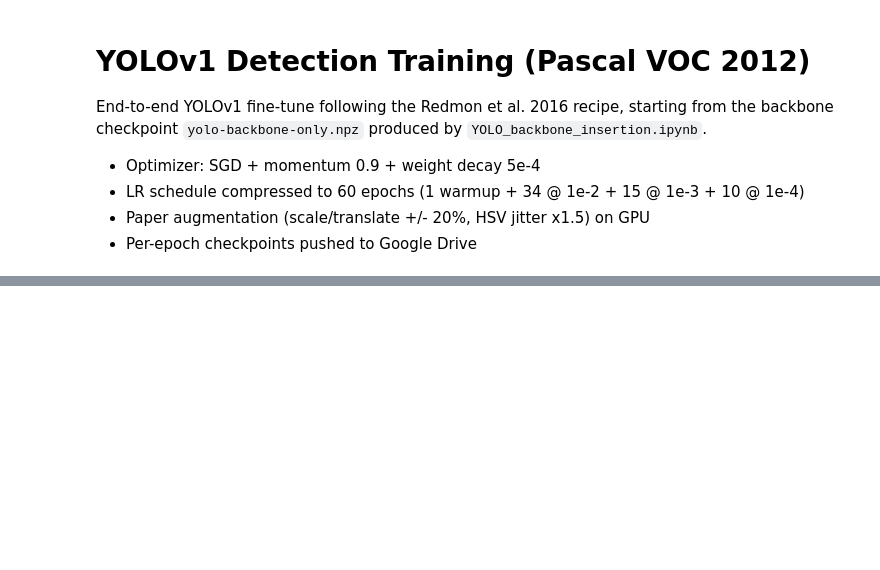
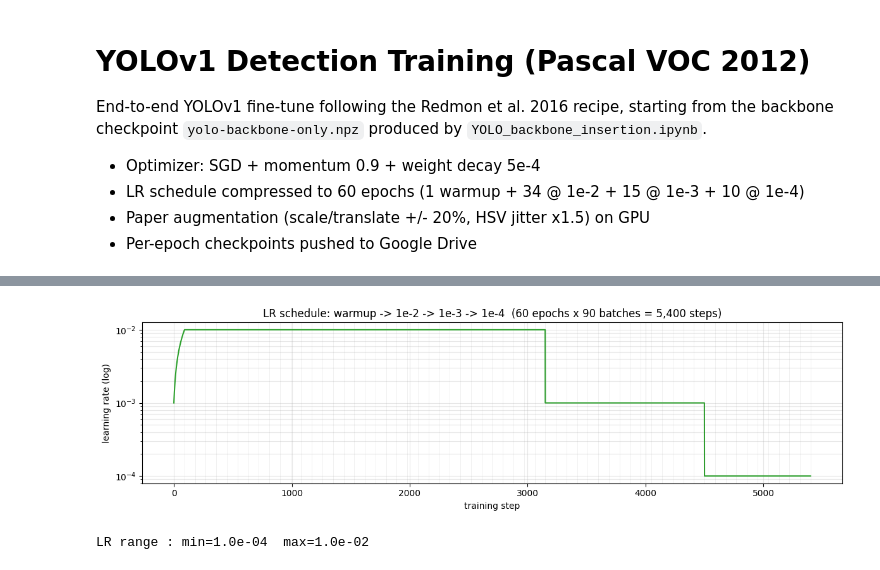
Before and after one commit to mihnea-popescu/yolov1-cupy, a Jupyter notebook: notebooks/YOLO_train.ipynb, the cells around one changed output, grey strips where cells are left out. Drawn from its saved outputs; the diff is of its cells as text; code cells hidden in the pictures; blank space fills up the shorter version.

```diff
--- a/notebooks/YOLO_train.ipynb
+++ b/notebooks/YOLO_train.ipynb
@@ -99,0 +254,30 @@ print(f"  val batches/epoch: {n_val_batches}")
+# %%
+# Visualize the LR schedule across all planned training steps.
+import numpy as np
+import matplotlib.pyplot as plt
+
+_lr_preview = np.array([
+    lr_at(ep, st, n_train_batches)
+    for ep in range(NUM_EPOCHS)
+    for st in range(n_train_batches)
+], dtype=np.float32)
+
+fig_lr, ax_lr = plt.subplots(figsize=(12, 3.5))
+ax_lr.plot(_lr_preview, color="tab:green", linewidth=1.5)
+for ep_boundary in range(1, NUM_EPOCHS + 1):
+    ax_lr.axvline(ep_boundary * n_train_batches, color="gray", alpha=0.15, linewidth=0.5)
+ax_lr.set_yscale("log")
+ax_lr.set_xlabel("training step")
+ax_lr.set_ylabel("learning rate (log)")
+ax_lr.set_title(
+    f"LR schedule: warmup -> 1e-2 -> 1e-3 -> 1e-4  "
+    f"({NUM_EPOCHS} epochs x {n_train_batches} batches = {len(_lr_preview):,} steps)"
+)
+ax_lr.grid(alpha=0.3, which="both")
+fig_lr.tight_layout()
+plt.show()
+
+print(f"LR range : min={_lr_preview.min():.1e}  max={_lr_preview.max():.1e}")
+# %% [output]
+[figure, added]
+LR range : min=1.0e-04  max=1.0e-02
```
Also changed, not shown: parts of 12 cells of this notebook, 1 other file.
